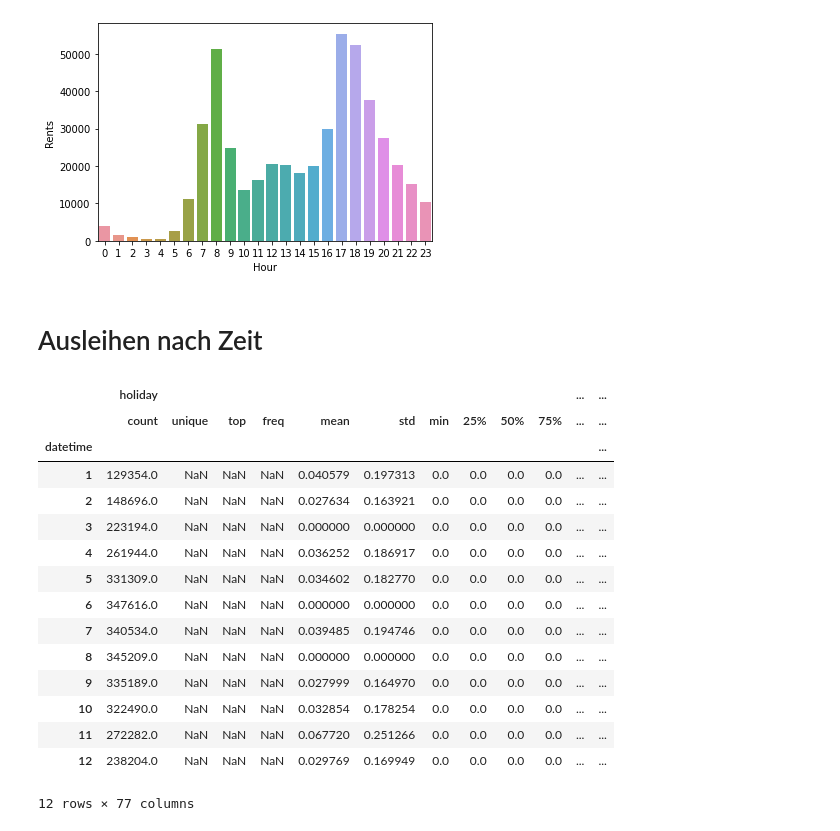
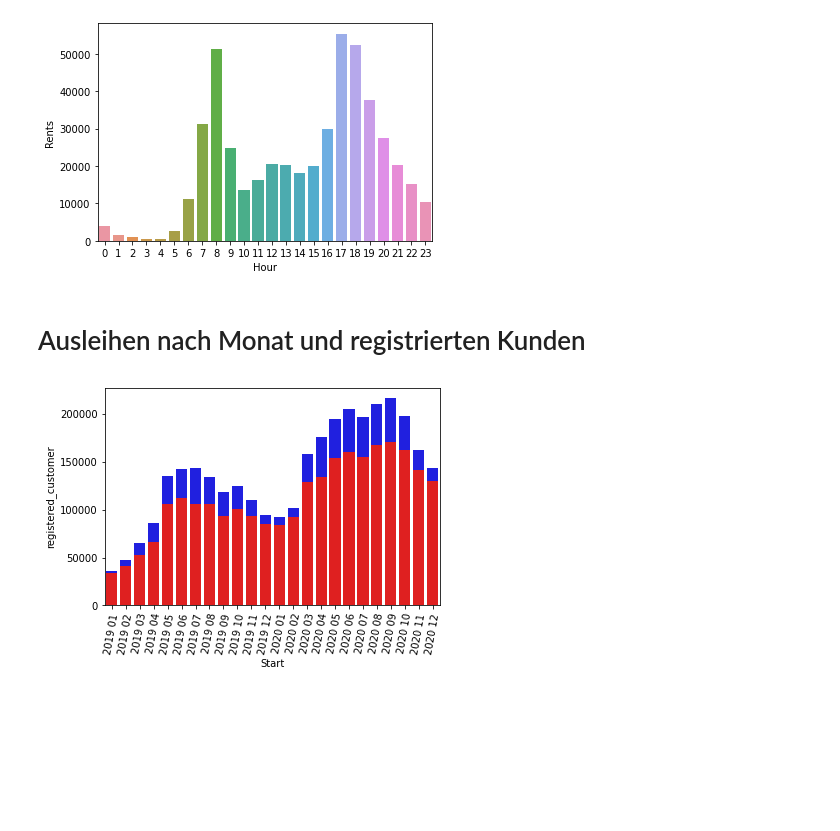
Before and after one commit to LeonBeyer123/Business_Intelligence, a Jupyter notebook: Aufgabe 1.ipynb, the cells around one changed output. Saved outputs shown, nothing was run; the diff lists cells and outputs as text; code cells hidden in the pictures; blank space fills up the shorter version.

```diff
--- a/Aufgabe 1.ipynb
+++ b/Aufgabe 1.ipynb
@@ -226,24 +220,14 @@ plt.show(sunfig)
 # %% [output]
 [figure]
 # %% [markdown]
-# Ausleihen nach Zeit
+# Ausleihen nach Monat und registrierten Kunden
-# %%
-groupedbymonth = dataset.groupby(dataset.datetime.dt.month)
-groupedbymonth.describe()
-# %% [output]
-|  | holiday |  |  |  |  |  |  |  |  |  | ... | ... |
-|  | count | unique | top | freq | mean | std | min | 25% | 50% | 75% | ... | ... |
-| datetime |  |  |  |  |  |  |  |  |  |  |  | ... |
-| 1 | 129354.0 | NaN | NaN | NaN | 0.040579 | 0.197313 | 0.0 | 0.0 | 0.0 | 0.0 | ... | ... |
-| 2 | 148696.0 | NaN | NaN | NaN | 0.027634 | 0.163921 | 0.0 | 0.0 | 0.0 | 0.0 | ... | ... |
-| 3 | 223194.0 | NaN | NaN | NaN | 0.000000 | 0.000000 | 0.0 | 0.0 | 0.0 | 0.0 | ... | ... |
-| 4 | 261944.0 | NaN | NaN | NaN | 0.036252 | 0.186917 | 0.0 | 0.0 | 0.0 | 0.0 | ... | ... |
-| 5 | 331309.0 | NaN | NaN | NaN | 0.034602 | 0.182770 | 0.0 | 0.0 | 0.0 | 0.0 | ... | ... |
-| 6 | 347616.0 | NaN | NaN | NaN | 0.000000 | 0.000000 | 0.0 | 0.0 | 0.0 | 0.0 | ... | ... |
-| 7 | 340534.0 | NaN | NaN | NaN | 0.039485 | 0.194746 | 0.0 | 0.0 | 0.0 | 0.0 | ... | ... |
-| 8 | 345209.0 | NaN | NaN | NaN | 0.000000 | 0.000000 | 0.0 | 0.0 | 0.0 | 0.0 | ... | ... |
-| 9 | 335189.0 | NaN | NaN | NaN | 0.027999 | 0.164970 | 0.0 | 0.0 | 0.0 | 0.0 | ... | ... |
-| 10 | 322490.0 | NaN | NaN | NaN | 0.032854 | 0.178254 | 0.0 | 0.0 | 0.0 | 0.0 | ... | ... |
-| 11 | 272282.0 | NaN | NaN | NaN | 0.067720 | 0.251266 | 0.0 | 0.0 | 0.0 | 0.0 | ... | ... |
-| 12 | 238204.0 | NaN | NaN | NaN | 0.029769 | 0.169949 | 0.0 | 0.0 | 0.0 | 0.0 | ... | ... |
-12 rows × 77 columns
+# %%
+groupedbymonth = dataset.groupby(by=[dataset.datetime.dt.year, dataset.datetime.dt.month]).agg({'temp' : 'count', 'datetime': 'min', 'registered_customer' : 'sum'})
+groupedbymonth = groupedbymonth.rename(columns={'temp' : 'Rents', 'datetime' : 'Start'})
+groupedbymonth['MonthYear'] = groupedbymonth.Start.dt.strftime("%Y %m")
+monthfig = sns.barplot(data=groupedbymonth, x=groupedbymonth["Start"], y="Rents", color='b')
+monthfig = sns.barplot(data=groupedbymonth, x=groupedbymonth["Start"], y="registered_customer", color='r')
+monthfig.set_xticklabels((groupedbymonth.MonthYear), Rotation=80)
+plt.show(monthfig)
+# %% [output]
+[figure, added]
```
Also changed, not shown: parts of 4 cells of this notebook.
